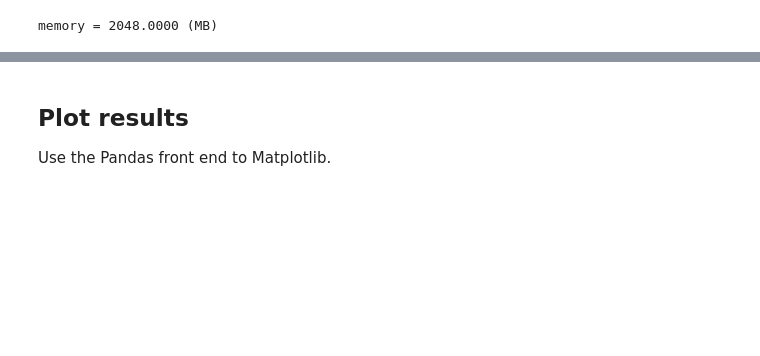
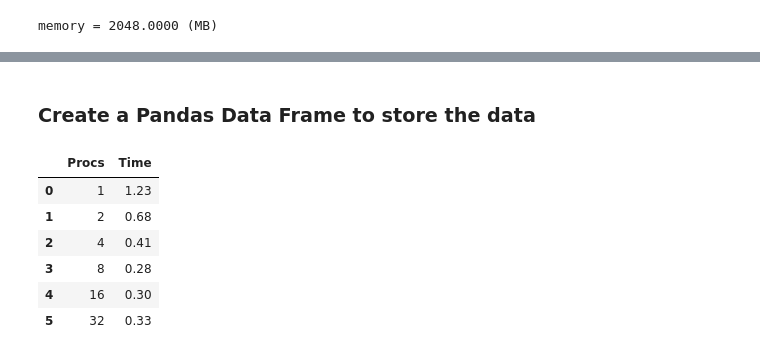
Before and after one commit to donnaaboise/ME471-571-spring2020, a Jupyter notebook: Week_01/Wed/mean_demo0.ipynb, the cells around one changed output, grey strips where cells are left out. Cells and saved outputs as stored; diff of their text form; code cells hidden in the pictures; blank space fills up the shorter version.

```diff
--- a/Week_01/Wed/mean_demo0.ipynb
+++ b/Week_01/Wed/mean_demo0.ipynb
@@ -26,6 +39,5 @@ memory = 2048.0000 (MB)
 # %%
-def vsum(x,cpipe):
-    # x = ppipe.recv()
+def vector_sum(x,cpipe):
     s = sum(x)
     cpipe.send(s)
 
@@ -34,12 +46,11 @@ def compute_mean(x,np):
     jobs = []
     pp = []
     for i in range(np):
-        ppipe, cpipe = multiprocessing.Pipe(duplex=False)   # Duplex=True is default
+        ppipe, cpipe = mp.Pipe(duplex=False)   # Duplex=True is default
         i1 = int(i*N/np)
         i2 = int((i+1)*N/np)
 
-        # cpipe.send(x[i1:i2])
-        job = multiprocessing.Process(target=vsum,args=(x[i1:i2],cpipe))
+        job = mp.Process(target=vsum,args=(x[i1:i2],cpipe))
         pp.append(ppipe)
         jobs.append(job)
 
@@ -76,12 +109,20 @@ tdata = empty(procs.shape)
 for i,np in enumerate(procs):
     tr = %timeit -n 1 -r 5 -q -o pass; compute_mean(x,np)
     tdata[i] = tr.best
+# %% [markdown]
+### Create a Pandas Data Frame to store the data
 # %%
-p = pandas.Series(procs,dtype='d')
-t = pandas.Series(tdata,dtype='d')
-df = pandas.DataFrame({'p' : p, 't' : t})
-display(df)
+p = pandas.Series(procs)  # 'd' is type "double"
+t = pandas.Series(tdata)
+df = pandas.DataFrame({'Procs' : p, 'Time' : t})
+
+fstr = {'Procs' : "{:d}".format, 'Time' : "{:.2f}".format}
+df.style.format(fstr)
+# %% [output]
+|  | Procs | Time |
+| 0 | 1 | 1.23 |
+| 1 | 2 | 0.68 |
+| 2 | 4 | 0.41 |
+| 3 | 8 | 0.28 |
+| 4 | 16 | 0.30 |
+| 5 | 32 | 0.33 |
-# %% [markdown]
-## Plot results
-
-Use the Pandas front end to Matplotlib.
```
Also changed, not shown: parts of 18 cells of this notebook, 1 other file.
